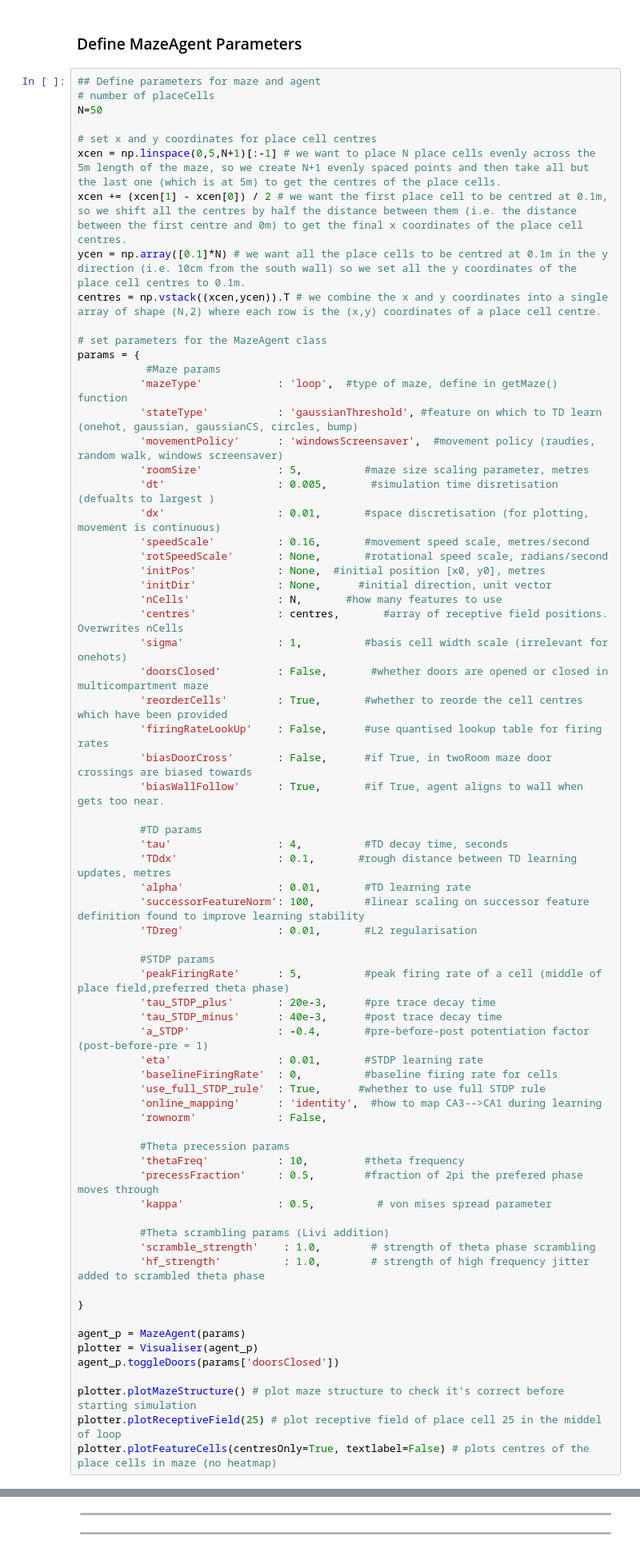
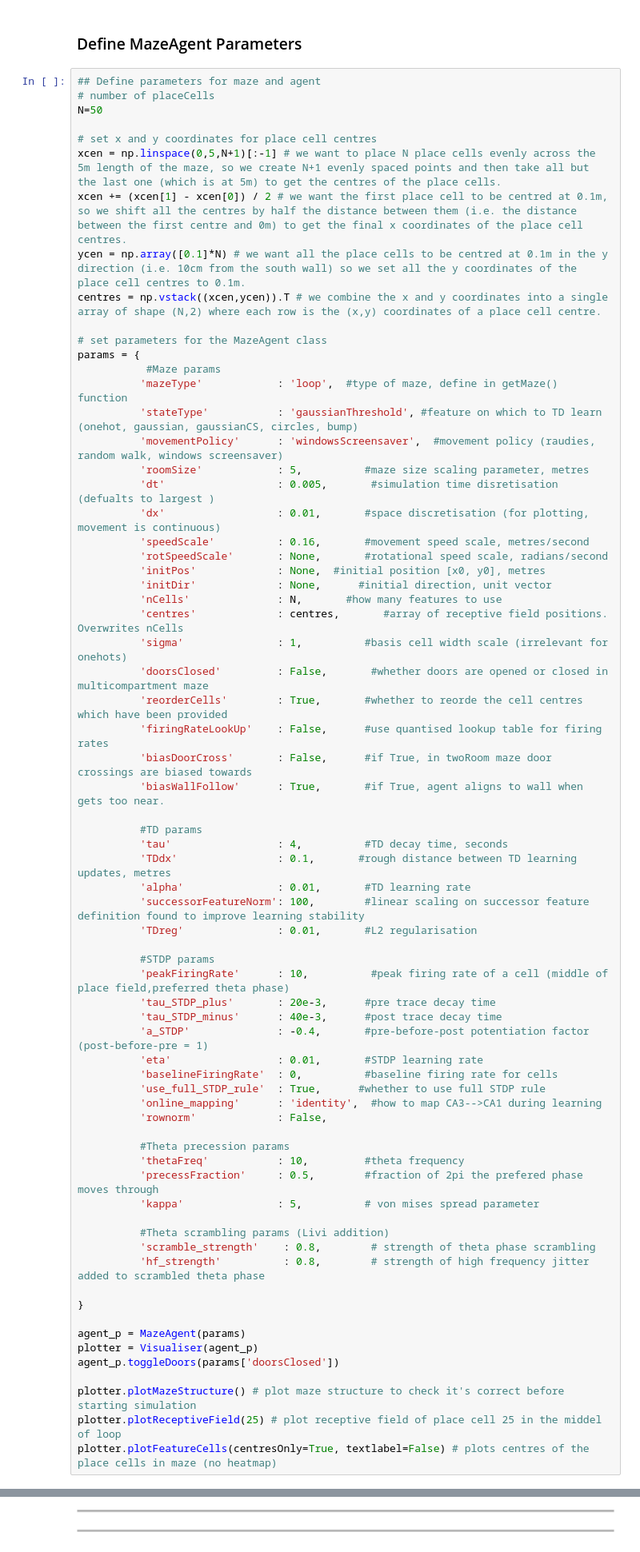
Before and after one commit to LiviaStein1/STDP_Theta, a Jupyter notebook: STDP-SR_scripts/PhasePrecession.ipynb, the cells around one changed output, grey strips where cells are left out. Shown at 80% size. Cells and saved outputs as stored; diff of their text form.

```diff
--- a/STDP-SR_scripts/PhasePrecession.ipynb
+++ b/STDP-SR_scripts/PhasePrecession.ipynb
@@ -59,7 +62,7 @@ params = {
           'TDreg'               : 0.01,       #L2 regularisation
 
           #STDP params
-          'peakFiringRate'      : 5,          #peak firing rate of a cell (middle of place field,preferred theta phase)
+          'peakFiringRate'      : 10,          #peak firing rate of a cell (middle of place field,preferred theta phase)
           'tau_STDP_plus'       : 20e-3,      #pre trace decay time
           'tau_STDP_minus'      : 40e-3,      #post trace decay time
           'a_STDP'              : -0.4,       #pre-before-post potentiation factor (post-before-pre = 1)
@@ -72,11 +75,11 @@ params = {
           #Theta precession params
           'thetaFreq'           : 10,         #theta frequency
           'precessFraction'     : 0.5,        #fraction of 2pi the prefered phase moves through
-          'kappa'               : 0.5,          # von mises spread parameter
+          'kappa'               : 5,          # von mises spread parameter
 
           #Theta scrambling params (Livi addition)
-          'scramble_strength'    : 1.0,        # strength of theta phase scrambling
-          'hf_strength'          : 1.0,        # strength of high frequency jitter added to scrambled theta phase
+          'scramble_strength'    : 0.8,        # strength of theta phase scrambling
+          'hf_strength'          : 0.8,        # strength of high frequency jitter added to scrambled theta phase
 
 }
 
@@ -106 +109 @@ DONE
-[figure, old version]
+[figure, new version]
```
Also changed, not shown: parts of 17 cells of this notebook.
